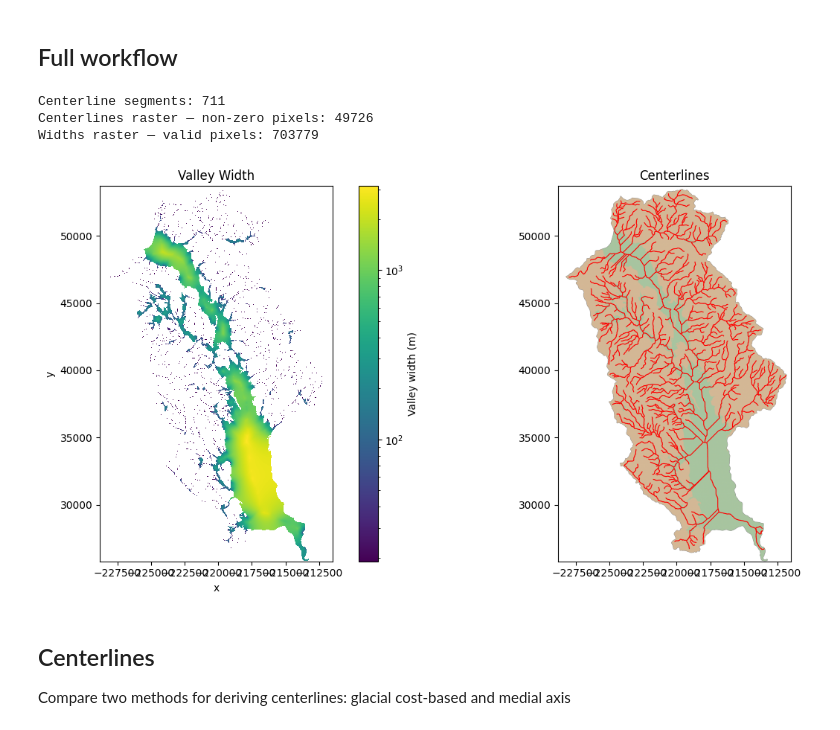
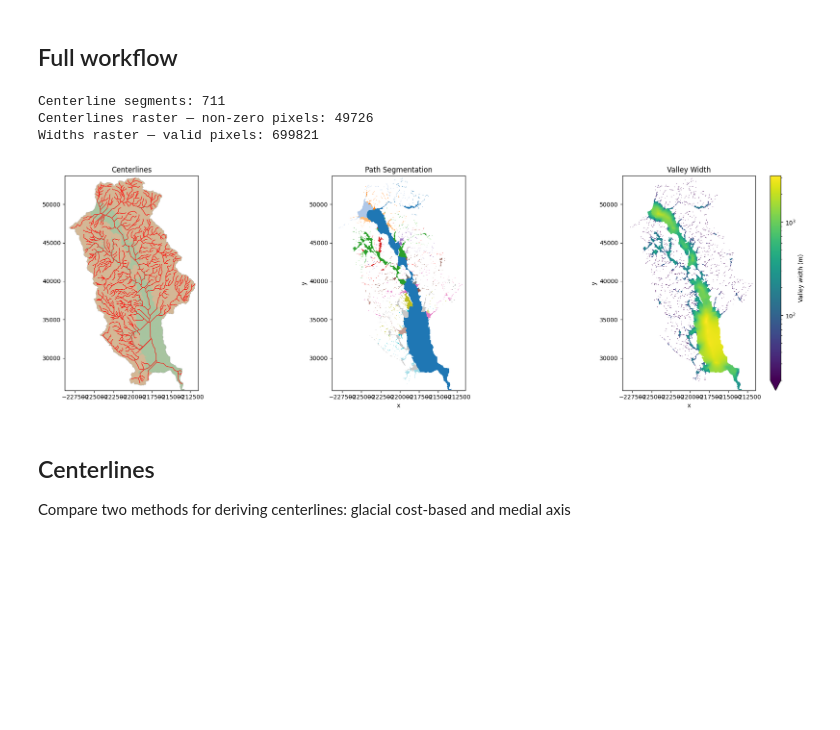
Before and after one commit to avkoehl/valley-axis, a Jupyter notebook: examples/valley_axis_demo.ipynb, the cells around one changed output. Saved outputs shown, nothing was run; the diff lists cells and outputs as text; code cells hidden in the pictures; blank space fills up the shorter version.

Commit message:
add hierarchical path parititioning, and option to use that partitioning when interpolating widths

```diff
--- a/examples/valley_axis_demo.ipynb
+++ b/examples/valley_axis_demo.ipynb
@@ -57,12 +57,13 @@ Flowlines: 760 features
 # %% [markdown]
 ## Full workflow
 # %%
-centerlines_gdf, centerlines_raster, widths = va.measure_width(
+centerlines_gdf, centerlines_raster, path_map, widths = va.measure_width(
     dem=dem,
     region_raster=region,
     flowlines=flowlines,
     centerline_method="skeleton",
     width_method="laplace",
+    segmentation=True,
 )
 
 print(f"Centerline segments: {len(centerlines_gdf)}")
@@ -71,24 +72,30 @@ print(f"Widths raster — valid pixels: {(widths.values > 0).sum()}")
 # %% [output]
 Centerline segments: 711
 Centerlines raster — non-zero pixels: 49726
-Widths raster — valid pixels: 703779
+Widths raster — valid pixels: 699821
 # %%
-fig, axes = plt.subplots(1, 2, figsize=(14, 6))
+fig, axes = plt.subplots(1, 3, figsize=(20, 6))
 
-norm = LogNorm(vmin=widths.min(), vmax=widths.max())
-
-widths.plot(ax=axes[0], cmap="viridis", norm=norm, cbar_kwargs={"label": "Valley width (m)"})
-axes[0].set_title("Valley Width")
+# 1. Centerlines
+plot_region(axes[0], region)
+centerlines_gdf.plot(ax=axes[0], color="red", linewidth=0.8)
+axes[0].set_title("Centerlines")
 axes[0].set_aspect("equal")
 
-plot_region(axes[1], region)
-centerlines_gdf.plot(ax=axes[1], color="red", linewidth=0.8)
-axes[1].set_title("Centerlines")
+# 2. Path segmentation
+path_map.where(path_map >= 0).plot(ax=axes[1], cmap="tab20", add_colorbar=False)
+axes[1].set_title("Path Segmentation")
 axes[1].set_aspect("equal")
 
+# 3. Valley widths
+norm = LogNorm(vmin=20, vmax=widths.max())
+widths.plot(ax=axes[2], cmap="viridis", norm=norm, cbar_kwargs={"label": "Valley width (m)"})
+axes[2].set_title("Valley Width")
+axes[2].set_aspect("equal")
+
 plt.tight_layout()
 # %% [output]
-[figure, old version]
+[figure, new version]
 # %% [markdown]
 ## Centerlines
 
```
Also changed, not shown: parts of 7 cells of this notebook, 16 other files.
